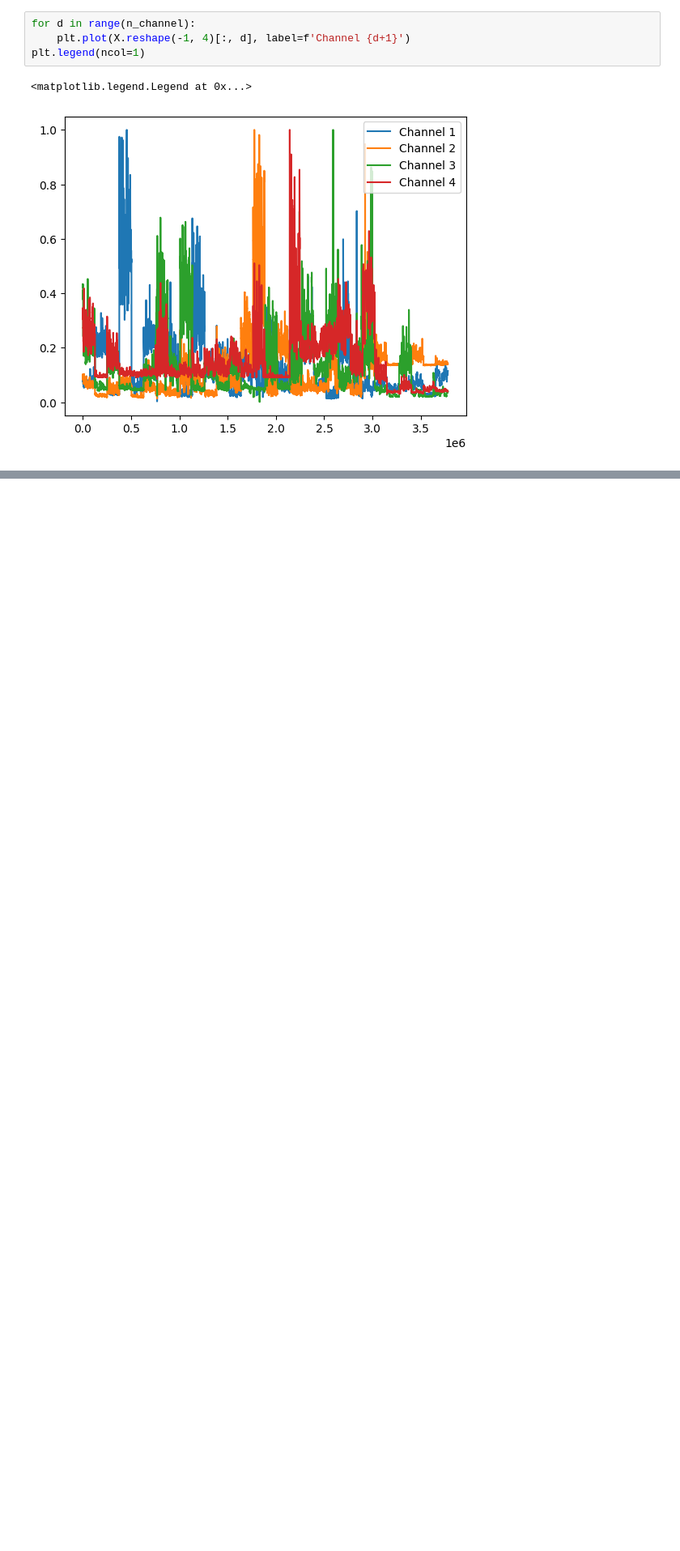
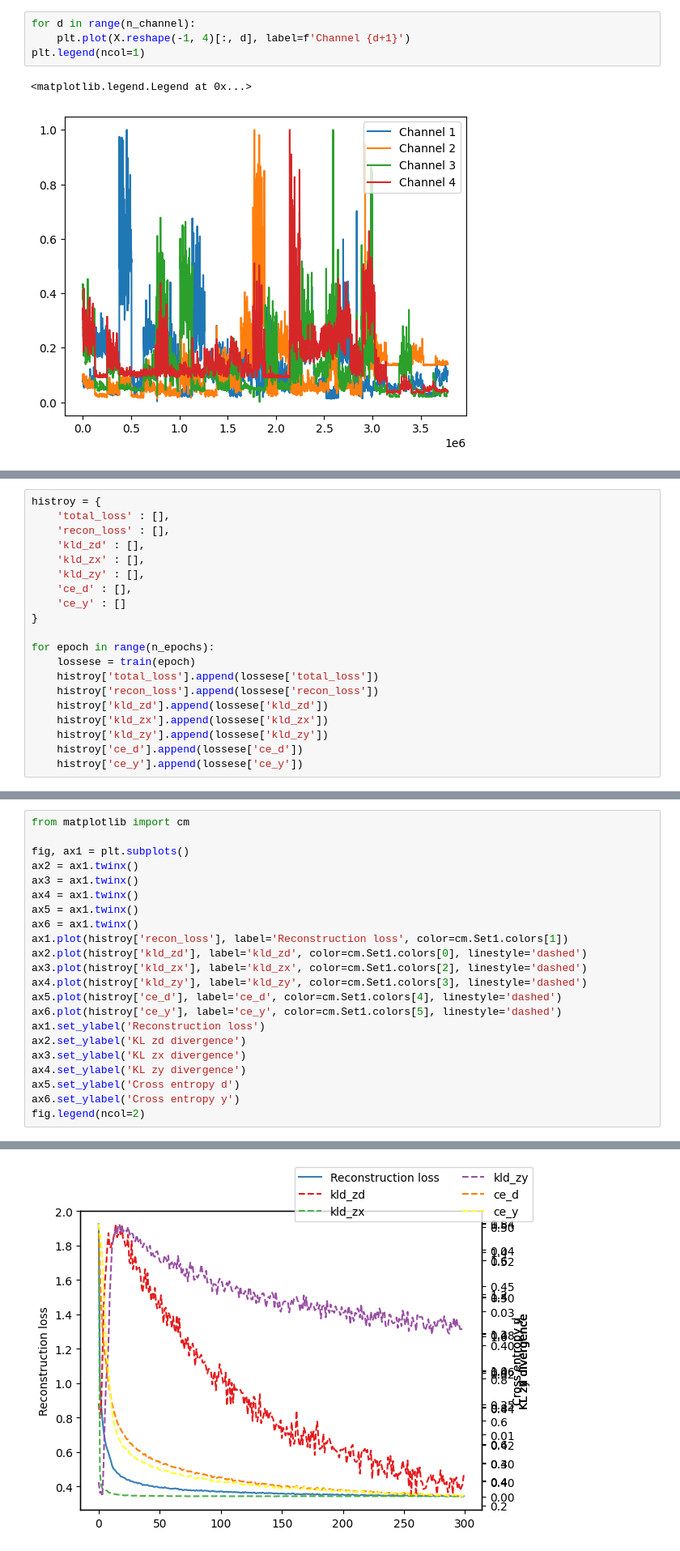
Before and after one commit to Yseitaro/Domain_invariant_vae, a Jupyter notebook: debug.ipynb, the cells around one changed output, grey strips where cells are left out. Shown at 81% size. Drawn from its saved outputs; the diff is of its cells as text; blank space fills up the shorter version.

```diff
--- a/debug.ipynb
+++ b/debug.ipynb
@@ -356,0 +470,20 @@ print(len(subject_label[subject_label==0]))
+# %%
+histroy = {
+    'total_loss' : [],
+    'recon_loss' : [],
+    'kld_zd' : [],
+    'kld_zx' : [],
+    'kld_zy' : [],
+    'ce_d' : [],
+    'ce_y' : []
+}
+
+for epoch in range(n_epochs):
+    lossese = train(epoch)
+    histroy['total_loss'].append(lossese['total_loss'])
+    histroy['recon_loss'].append(lossese['recon_loss'])
+    histroy['kld_zd'].append(lossese['kld_zd'])
+    histroy['kld_zx'].append(lossese['kld_zx'])
+    histroy['kld_zy'].append(lossese['kld_zy'])
+    histroy['ce_d'].append(lossese['ce_d'])
+    histroy['ce_y'].append(lossese['ce_y'])
@@ -356,0 +508,23 @@ print(len(subject_label[subject_label==0]))
+# %%
+from matplotlib import cm
+
+fig, ax1 = plt.subplots()
+ax2 = ax1.twinx()
+ax3 = ax1.twinx()
+ax4 = ax1.twinx()
+ax5 = ax1.twinx()
+ax6 = ax1.twinx()
+ax1.plot(histroy['recon_loss'], label='Reconstruction loss', color=cm.Set1.colors[1])
+ax2.plot(histroy['kld_zd'], label='kld_zd', color=cm.Set1.colors[0], linestyle='dashed')
+ax3.plot(histroy['kld_zx'], label='kld_zx', color=cm.Set1.colors[2], linestyle='dashed')
+ax4.plot(histroy['kld_zy'], label='kld_zy', color=cm.Set1.colors[3], linestyle='dashed')
+ax5.plot(histroy['ce_d'], label='ce_d', color=cm.Set1.colors[4], linestyle='dashed')
+ax6.plot(histroy['ce_y'], label='ce_y', color=cm.Set1.colors[5], linestyle='dashed')
+ax1.set_ylabel('Reconstruction loss')
+ax2.set_ylabel('KL zd divergence')
+ax3.set_ylabel('KL zx divergence')
+ax4.set_ylabel('KL zy divergence')
+ax5.set_ylabel('Cross entropy d')
+ax6.set_ylabel('Cross entropy y')
+fig.legend(ncol=2)
+# %% [output]
@@ -356,0 +532 @@ print(len(subject_label[subject_label==0]))
+[figure, added]
```
Also changed, not shown: parts of 17 cells of this notebook.
